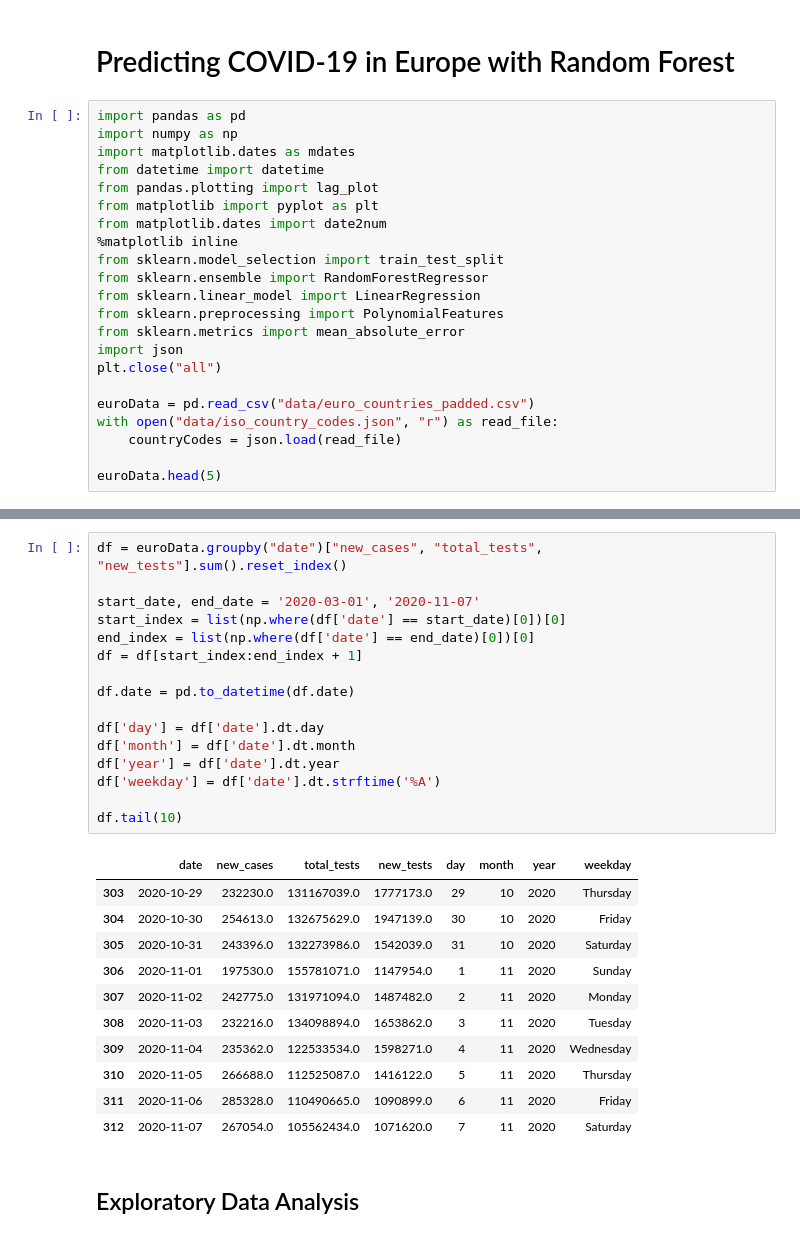
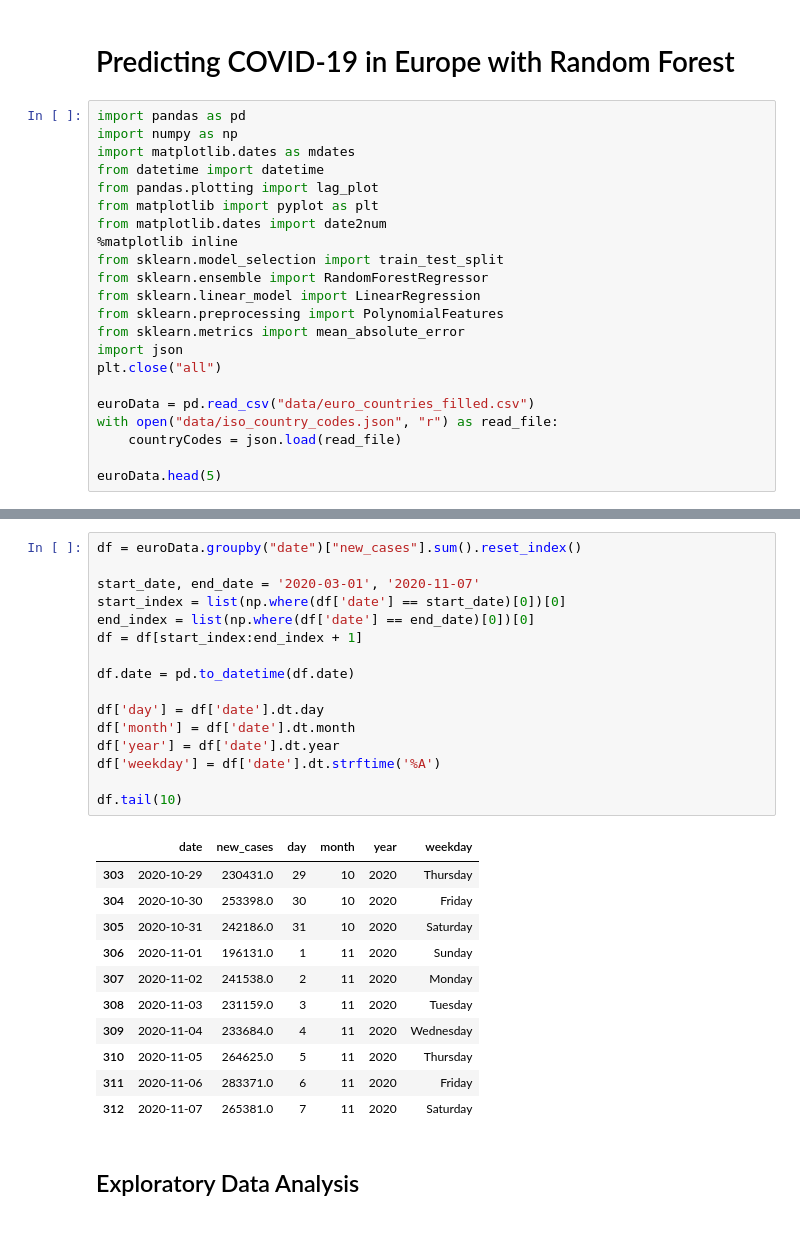
Before and after one commit to ostormer/covid_ml, a Jupyter notebook: Random Forest.ipynb, the cells around one changed output, grey strips where cells are left out. Cells and saved outputs as stored; diff of their text form.

```diff
--- a/Random Forest.ipynb
+++ b/Random Forest.ipynb
@@ -17,7 +17,7 @@ from sklearn.metrics import mean_absolute_error
 import json
 plt.close("all")
 
-euroData = pd.read_csv("data/euro_countries_padded.csv")
+euroData = pd.read_csv("data/euro_countries_filled.csv")
 with open("data/iso_country_codes.json", "r") as read_file:
     countryCodes = json.load(read_file)
 
@@ -49,31 +49,31 @@ The animation.avconv_args rcparam was deprecated in Matplotlib 3.3 and will be r
 # %%
-df = euroData.groupby("date")["new_cases", "total_tests", "new_tests"].sum().reset_index()
+df = euroData.groupby("date")["new_cases"].sum().reset_index()
 
 start_date, end_date = '2020-03-01', '2020-11-07'
 start_index = list(np.where(df['date'] == start_date)[0])[0]
 end_index = list(np.where(df['date'] == end_date)[0])[0]
 df = df[start_index:end_index + 1]
 
 df.date = pd.to_datetime(df.date)
 
 df['day'] = df['date'].dt.day
 df['month'] = df['date'].dt.month
 df['year'] = df['date'].dt.year
 df['weekday'] = df['date'].dt.strftime('%A')
 
 df.tail(10)
 # %% [output]
-|  | date | new_cases | total_tests | new_tests | day | month | year | weekday |
-| 303 | 2020-10-29 | 232230.0 | 131167039.0 | 1777173.0 | 29 | 10 | 2020 | Thursday |
-| 304 | 2020-10-30 | 254613.0 | 132675629.0 | 1947139.0 | 30 | 10 | 2020 | Friday |
-| 305 | 2020-10-31 | 243396.0 | 132273986.0 | 1542039.0 | 31 | 10 | 2020 | Saturday |
-| 306 | 2020-11-01 | 197530.0 | 155781071.0 | 1147954.0 | 1 | 11 | 2020 | Sunday |
-| 307 | 2020-11-02 | 242775.0 | 131971094.0 | 1487482.0 | 2 | 11 | 2020 | Monday |
-| 308 | 2020-11-03 | 232216.0 | 134098894.0 | 1653862.0 | 3 | 11 | 2020 | Tuesday |
-| 309 | 2020-11-04 | 235362.0 | 122533534.0 | 1598271.0 | 4 | 11 | 2020 | Wednesday |
-| 310 | 2020-11-05 | 266688.0 | 112525087.0 | 1416122.0 | 5 | 11 | 2020 | Thursday |
-| 311 | 2020-11-06 | 285328.0 | 110490665.0 | 1090899.0 | 6 | 11 | 2020 | Friday |
-| 312 | 2020-11-07 | 267054.0 | 105562434.0 | 1071620.0 | 7 | 11 | 2020 | Saturday |
+|  | date | new_cases | day | month | year | weekday |
+| 303 | 2020-10-29 | 230431.0 | 29 | 10 | 2020 | Thursday |
+| 304 | 2020-10-30 | 253398.0 | 30 | 10 | 2020 | Friday |
+| 305 | 2020-10-31 | 242186.0 | 31 | 10 | 2020 | Saturday |
+| 306 | 2020-11-01 | 196131.0 | 1 | 11 | 2020 | Sunday |
+| 307 | 2020-11-02 | 241538.0 | 2 | 11 | 2020 | Monday |
+| 308 | 2020-11-03 | 231159.0 | 3 | 11 | 2020 | Tuesday |
+| 309 | 2020-11-04 | 233684.0 | 4 | 11 | 2020 | Wednesday |
+| 310 | 2020-11-05 | 264625.0 | 5 | 11 | 2020 | Thursday |
+| 311 | 2020-11-06 | 283371.0 | 6 | 11 | 2020 | Friday |
+| 312 | 2020-11-07 | 265381.0 | 7 | 11 | 2020 | Saturday |
 # %% [markdown]
 ## Exploratory Data Analysis
 # %%
```
Also changed, not shown: parts of 7 cells of this notebook, 1 other file.
